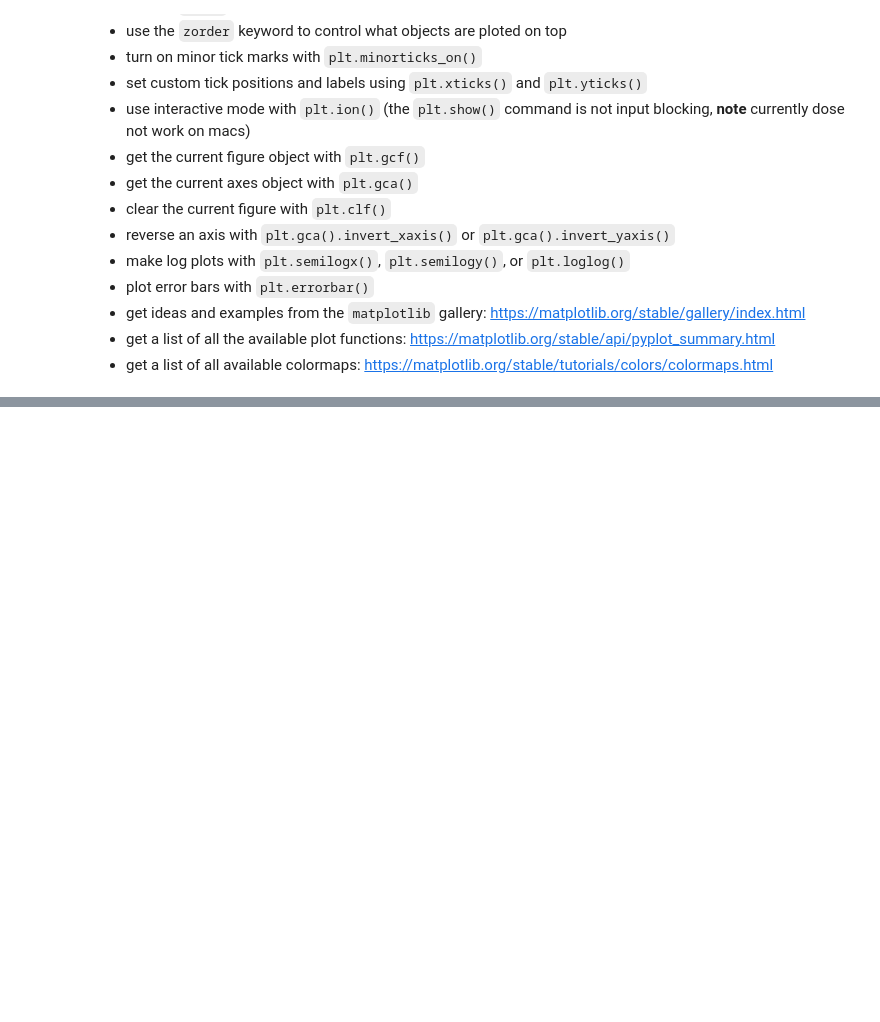
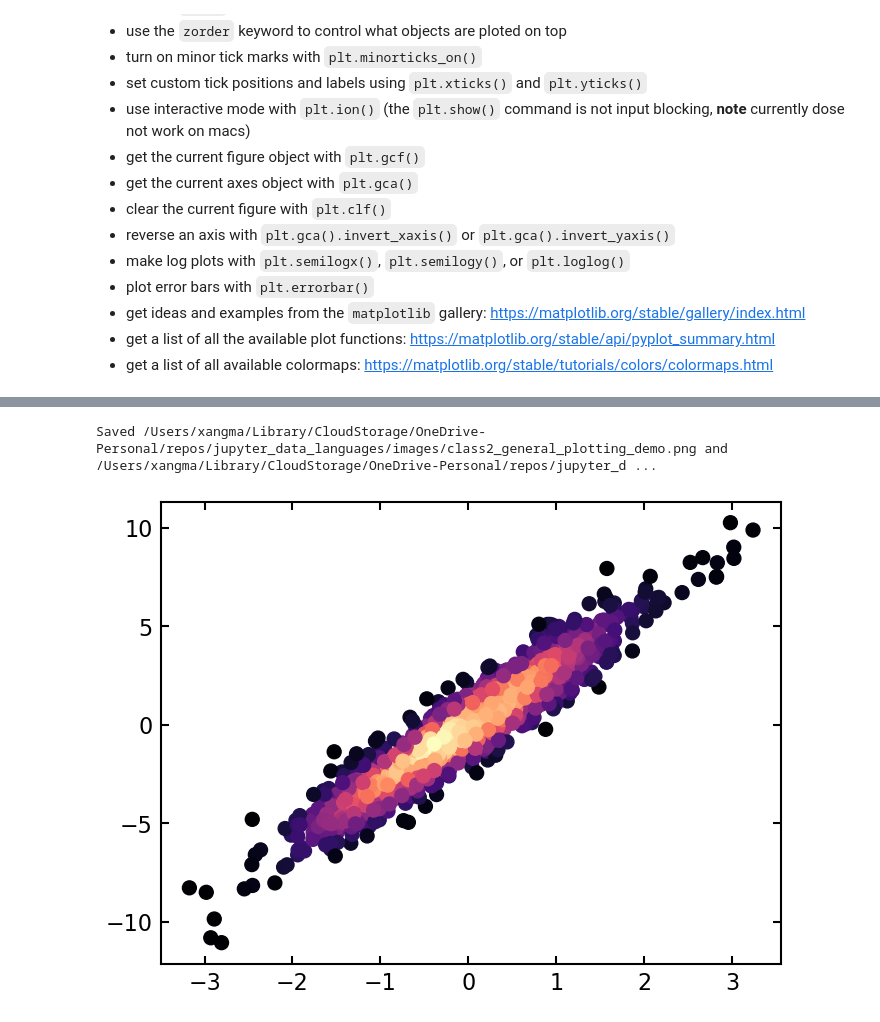
Before and after one commit to xangma/jupyter_data_languages, a Jupyter notebook: 2.1 - General_plotting.ipynb, the cells around one changed output, grey strips where cells are left out. Saved outputs shown, nothing was run; the diff lists cells and outputs as text; code cells hidden in the pictures; blank space fills up the shorter version.

Commit message:
Preserve latest local 2025 lecture drafts as the 2026 starting point

```diff
--- a/2.1 - General_plotting.ipynb
+++ b/2.1 - General_plotting.ipynb
@@ -214,0 +246,47 @@ Rasterization can also be used to "trick" `.eps` and `.ps` file formats to using
+# %%
+from pathlib import Path
+
+demo_fig, demo_ax = plt.subplots(figsize=(4, 3))
+x_demo = np.linspace(0, 2 * np.pi, 200)
+demo_ax.plot(x_demo, np.sin(x_demo), label='demo')
+demo_ax.set_xlabel('x')
+demo_ax.set_ylabel('sin(x)')
+demo_ax.legend(loc='best')
+search_root = Path.cwd().resolve()
+images_dir = None
+while True:
+    candidate = search_root / 'images'
+    if candidate.exists():
+        images_dir = candidate
+    if search_root == search_root.parent:
+        break
+    search_root = search_root.parent
+if images_dir is None:
+    images_dir = Path.cwd().resolve() / 'images'
+images_dir.mkdir(parents=True, exist_ok=True)
+png_path = images_dir / 'class2_general_plotting_demo.png'
+pdf_path = images_dir / 'class2_general_plotting_demo.pdf'
+demo_fig.savefig(png_path, dpi=300)
+demo_fig.savefig(pdf_path)
+plt.close(demo_fig)
+print(f"Saved {png_path} and {pdf_path}")
+# %% [output]
+Saved /Users/xangma/Library/CloudStorage/OneDrive-Personal/repos/jupyter_data_languages/images/class2_general_plotting_demo.png and /Users/xangma/Library/CloudStorage/OneDrive-Personal/repos/jupyter_d ...
+# %%
+import numpy as np
+import matplotlib.pyplot as plt
+from scipy.stats import gaussian_kde
+
+# Generate fake data
+x = np.random.normal(size=1000)
+y = x * 3 + np.random.normal(size=1000)
+
+# Calculate the point density
+xy = np.vstack([x, y])
+z = gaussian_kde(xy)(xy)
+
+fig, ax = plt.subplots()
+ax.scatter(x, y, c=z, s=100)
+plt.show()
+# %% [output]
+[figure, added]
```
Also changed, not shown: parts of 13 cells of this notebook, 28 other files.
